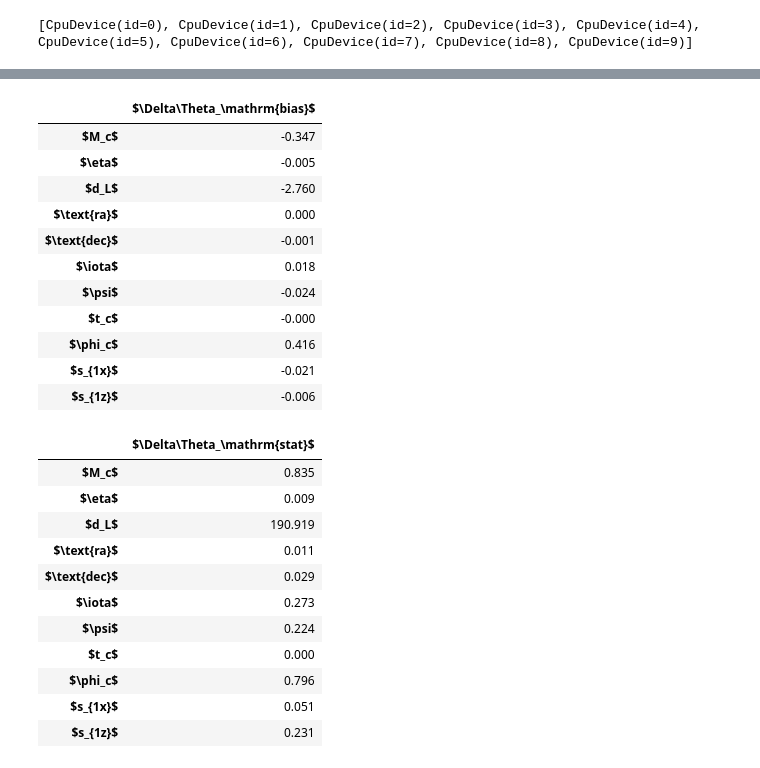
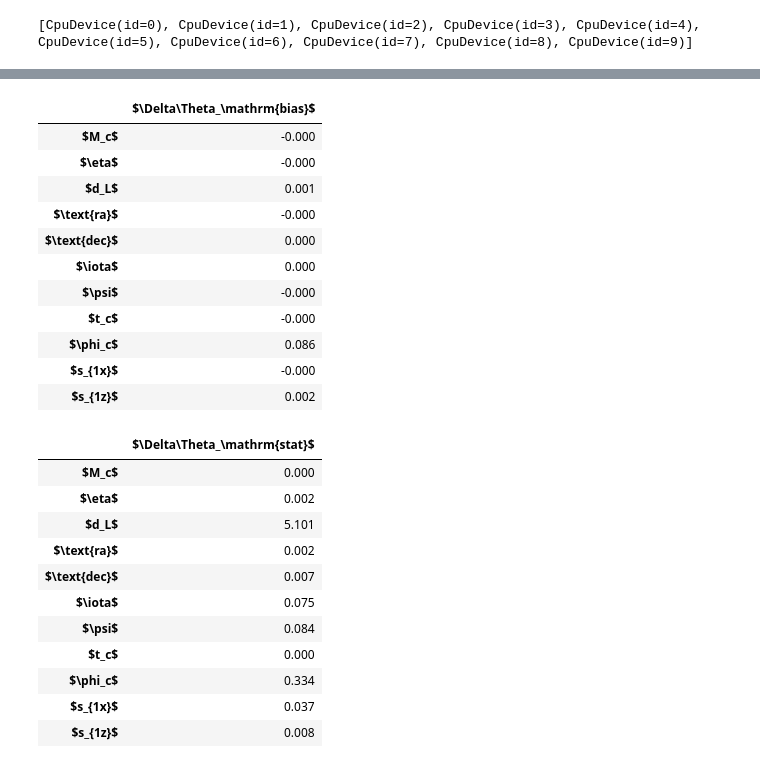
Before and after one commit to BrianCSeymour/geo-tgr, a Jupyter notebook: pn-degen-plot-v3.ipynb, the cells around one changed output, grey strips where cells are left out. Saved outputs shown, nothing was run; the diff lists cells and outputs as text; code cells hidden in the pictures.

```diff
--- a/pn-degen-plot-v3.ipynb
+++ b/pn-degen-plot-v3.ipynb
@@ -116,15 +87,34 @@ dh= obj.get_dh_gr(x)
+# %%
+
+kinj = 3
+norm = np.abs(lib.get_dpsi_ppe(20, x, kinj)- lib.get_dpsi_ppe(6000, x, kinj))
+dphik = 0.3/norm
+dpsi_inj = dphik*lib.get_dpsi_ppe(obj.freqs, x, kinj)
+
+
+Dh = {}
+for d in ["H1", "L1", "V1"]:
+    Dh[d] = 1j * dpsi_inj * hgr[d]
+
+fi = obj.compute_joint_fish(x, paramgr, k = None)
+bias_ip = obj.compute_biasip(x, Dh, paramgr, k = None)
+
+idx_par = obj.idx_par.copy()
+log_flag = obj.log_flag.copy()
 # %%
-fi = lib.fish(freqs, dh["H1"], x, idx_par, psd, log_flag)+lib.fish(freqs, dh["L1"], x, idx_par, psd, log_flag)+lib.fish(freqs, dh["V1"], x, idx_par, psd, log_flag)
-bias_ip = lib.bias_innerprod(freqs, dh["H1"], x, 1j*dpsi_inj*h["H1"], idx_par, psd, log_flag) + lib.bias_innerprod(freqs, dh["L1"], x, 1j*dpsi_inj*h["L1"], idx_par, psd, log_flag) + lib.bias_innerprod(freqs, dh["V1"], x, 1j*dpsi_inj*h["V1"], idx_par, psd, log_flag)
 cov = jnp.linalg.inv(fi)
 dx_bias = np.array(cov @ bias_ip)
 dx_stat = np.diagonal(np.array(cov ))**(1/2)
-xvals = np.array([x[k] for k in paramx])
-for p in paramx:
+xvals = np.array([x[k] for k in paramgr])
+
+dhpara = np.zeros_like(freqs)
+for p in paramgr:
     if log_flag[p]:
         i = idx_par[p]
         dx_bias[i] = dx_bias[i]*x[p]
         dx_stat[i] = dx_stat[i]*x[p]
+
+        dhpara = dhpara + dx_bias[i]*dhgr["H1"][p]
 # %%
 import pandas as pd
 
@@ -140,15 +130,15 @@ def display_side_by_side(*args, titles=cycle([''])):
     display_html(html_str, raw=True)
 
 xvaltrue = np.append(xvals,[dphik])
-paramxtrue_latex = paramx_latex + [rf"$\delta\varphi_{ k }$"]
+paramxtrue_latex = paramgr_latex + [rf"$\delta\varphi_{ kinj }$"]
 df1 = pd.DataFrame(xvaltrue,paramxtrue_latex, [r"$\Theta_\mathrm{t}$"]).round(3)
-df2 = pd.DataFrame(dx_bias, paramx_latex, columns=[r"$\Delta\Theta_\mathrm{bias}$"]).round(3)
-df3 = pd.DataFrame(dx_stat,paramx_latex, [r"$\Delta\Theta_\mathrm{stat}$"]).round(3)
+df2 = pd.DataFrame(dx_bias, paramgr_latex, columns=[r"$\Delta\Theta_\mathrm{bias}$"]).round(3)
+df3 = pd.DataFrame(dx_stat, paramgr_latex, [r"$\Delta\Theta_\mathrm{stat}$"]).round(3)
 
 snr_latex = [r"$\rho_H$","$\rho_L$","$\rho_V$","$\rho_N$"]
-arr = np.array([lib.innprod(h[i],h[i],psd,freqs) for i in ["H1","L1","V1"]])
-snrarr = np.real(np.append(arr,np.sum(arr))**(1/2))
+snrarr = np.real(np.array(list(obj.get_snrs_gr(x).values())))
 df4 = pd.DataFrame(snrarr,snr_latex, [r"$\rho$"]).round(1)
 display_side_by_side(df1,df2, df3, df4)
+# display_side_by_side(df1,df2, df3)
 # %% [output]
 |  | $\Theta_\mathrm{t}$ |
@@ -167,25 +157,25 @@ display_side_by_side(df1,df2, df3, df4)
 |  | $\Delta\Theta_\mathrm{bias}$ |
-| $M_c$ | -0.347 |
-| $\eta$ | -0.005 |
-| $d_L$ | -2.760 |
-| $\text{ra}$ | 0.000 |
-| $\text{dec}$ | -0.001 |
-| $\iota$ | 0.018 |
-| $\psi$ | -0.024 |
+| $M_c$ | -0.000 |
+| $\eta$ | -0.000 |
+| $d_L$ | 0.001 |
+| $\text{ra}$ | -0.000 |
+| $\text{dec}$ | 0.000 |
+| $\iota$ | 0.000 |
+| $\psi$ | -0.000 |
 | $t_c$ | -0.000 |
-| $\phi_c$ | 0.416 |
-| $s_{1x}$ | -0.021 |
-| $s_{1z}$ | -0.006 |
+| $\phi_c$ | 0.086 |
+| $s_{1x}$ | -0.000 |
+| $s_{1z}$ | 0.002 |
 |  | $\Delta\Theta_\mathrm{stat}$ |
-| $M_c$ | 0.835 |
-| $\eta$ | 0.009 |
-| $d_L$ | 190.919 |
-| $\text{ra}$ | 0.011 |
-| $\text{dec}$ | 0.029 |
-| $\iota$ | 0.273 |
-| $\psi$ | 0.224 |
+| $M_c$ | 0.000 |
+| $\eta$ | 0.002 |
+| $d_L$ | 5.101 |
+| $\text{ra}$ | 0.002 |
+| $\text{dec}$ | 0.007 |
+| $\iota$ | 0.075 |
+| $\psi$ | 0.084 |
 | $t_c$ | 0.000 |
-| $\phi_c$ | 0.796 |
-| $s_{1x}$ | 0.051 |
-| $s_{1z}$ | 0.231 |
+| $\phi_c$ | 0.334 |
+| $s_{1x}$ | 0.037 |
+| $s_{1z}$ | 0.008 |
 |  | $\rho$ |
```
Also changed, not shown: parts of 7 cells of this notebook, 8 other files.
